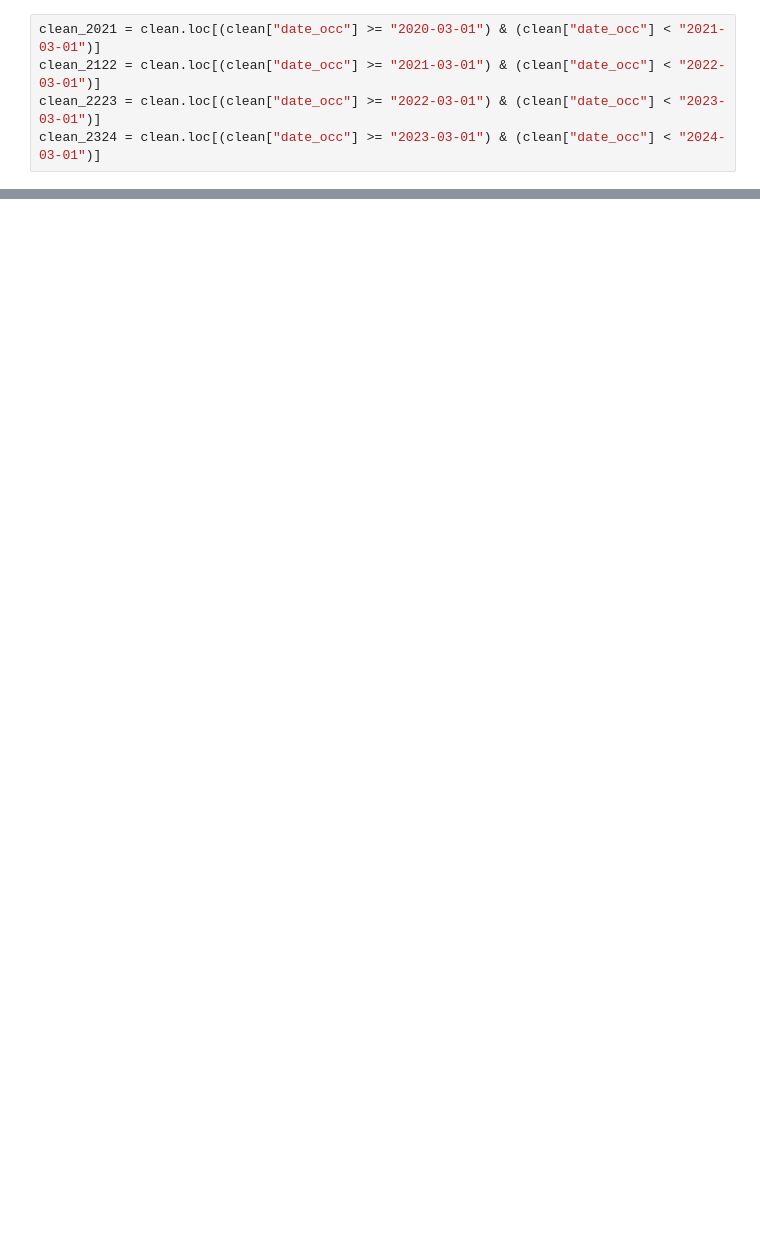
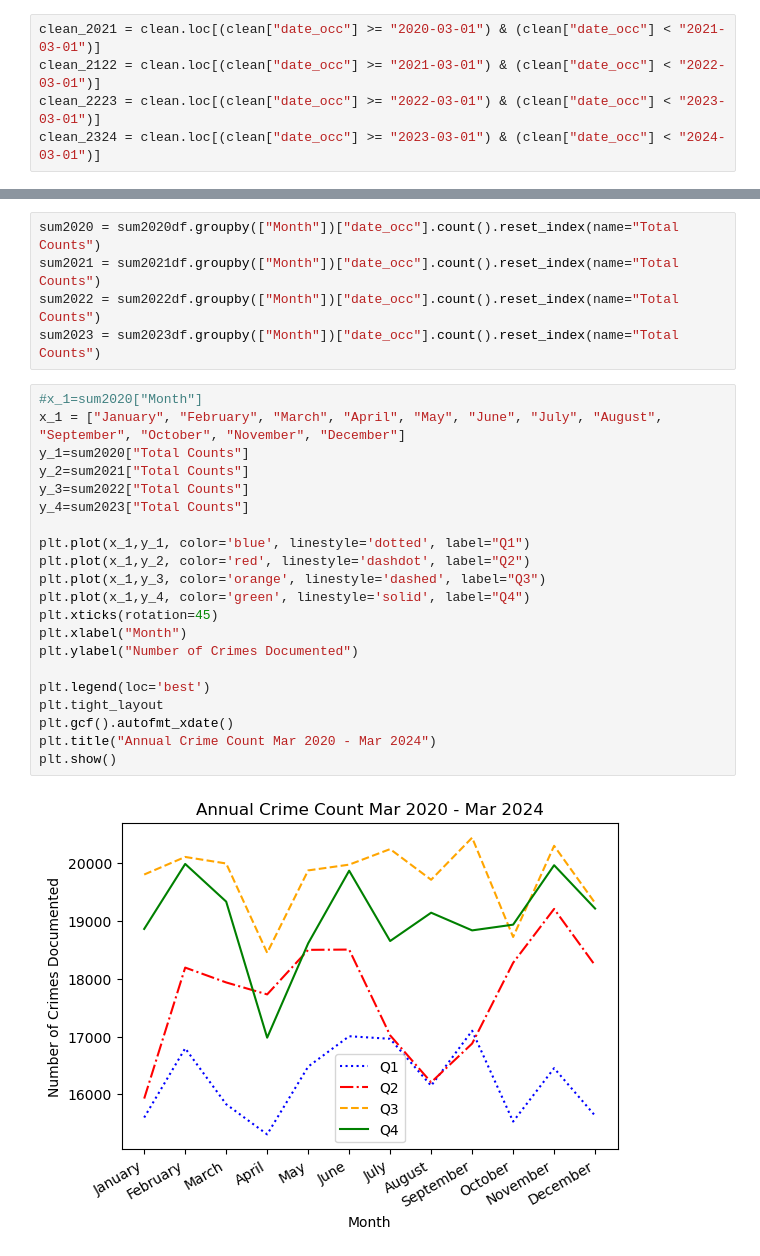
Before and after one commit to wiseorcool/Project-1-Team-4, a Jupyter notebook: 14042024_P1 YS/Project-1-Team-4-Brendan-s-Branch/April 10th Initial Graphs/Working_Refined_ish.ipynb, the cells around one changed output, grey strips where cells are left out. Saved outputs shown, nothing was run; the diff lists cells and outputs as text; blank space fills up the shorter version.

```diff
--- a/14042024_P1 YS/Project-1-Team-4-Brendan-s-Branch/April 10th Initial Graphs/Working_Refined_ish.ipynb
+++ b/14042024_P1 YS/Project-1-Team-4-Brendan-s-Branch/April 10th Initial Graphs/Working_Refined_ish.ipynb
@@ -136,0 +887,28 @@ clean_2324 = clean.loc[(clean["date_occ"] >= "2023-03-01") & (clean["date_occ"]
+# %%
+sum2020 = sum2020df.groupby(["Month"])["date_occ"].count().reset_index(name="Total Counts")
+sum2021 = sum2021df.groupby(["Month"])["date_occ"].count().reset_index(name="Total Counts")
+sum2022 = sum2022df.groupby(["Month"])["date_occ"].count().reset_index(name="Total Counts")
+sum2023 = sum2023df.groupby(["Month"])["date_occ"].count().reset_index(name="Total Counts")
+# %%
+#x_1=sum2020["Month"]
+x_1 = ["January", "February", "March", "April", "May", "June", "July", "August", "September", "October", "November", "December"]
+y_1=sum2020["Total Counts"]
+y_2=sum2021["Total Counts"]
+y_3=sum2022["Total Counts"]
+y_4=sum2023["Total Counts"]
+
+plt.plot(x_1,y_1, color='blue', linestyle='dotted', label="Q1")
+plt.plot(x_1,y_2, color='red', linestyle='dashdot', label="Q2")
+plt.plot(x_1,y_3, color='orange', linestyle='dashed', label="Q3")
+plt.plot(x_1,y_4, color='green', linestyle='solid', label="Q4")
+plt.xticks(rotation=45)
+plt.xlabel("Month")
+plt.ylabel("Number of Crimes Documented")
+
+plt.legend(loc='best')
+plt.tight_layout
+plt.gcf().autofmt_xdate()
+plt.title("Annual Crime Count Mar 2020 - Mar 2024")
+plt.show()
+# %% [output]
+[figure, added]
```
Also changed, not shown: parts of 39 cells of this notebook.
